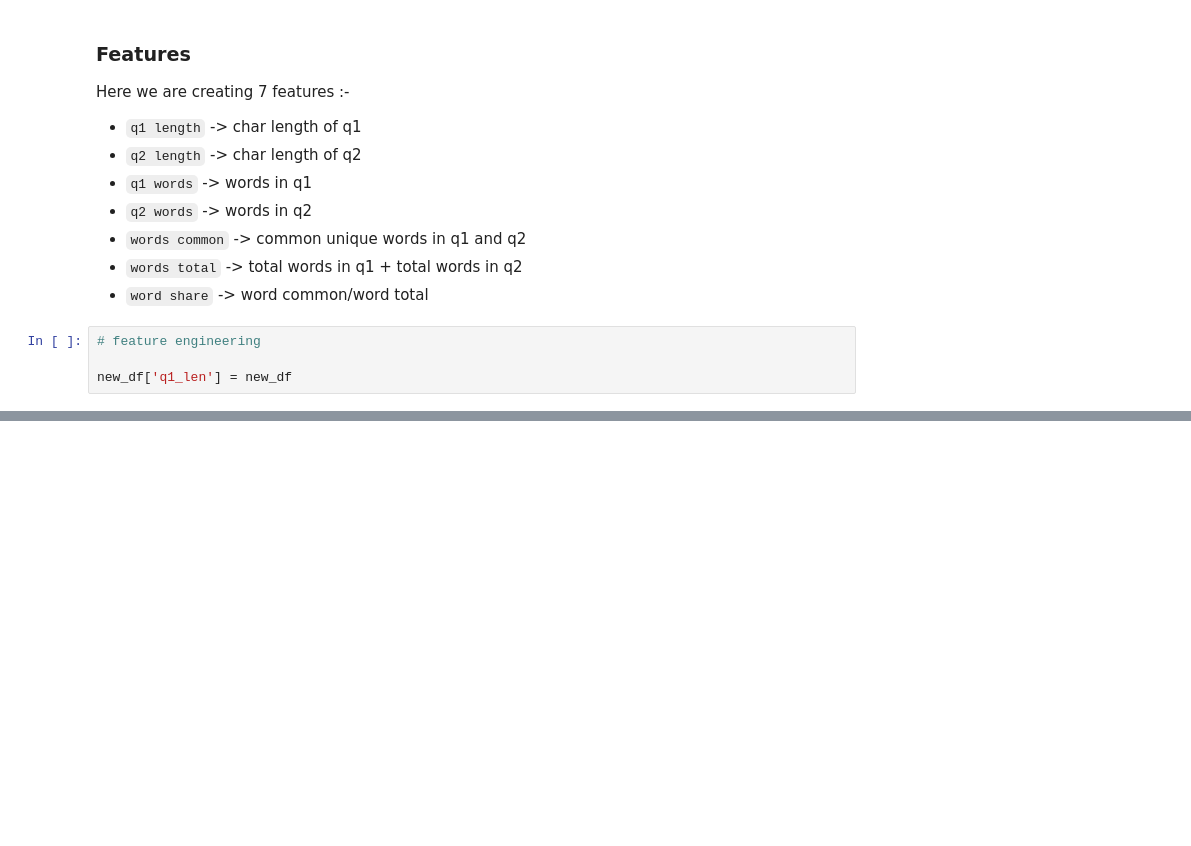
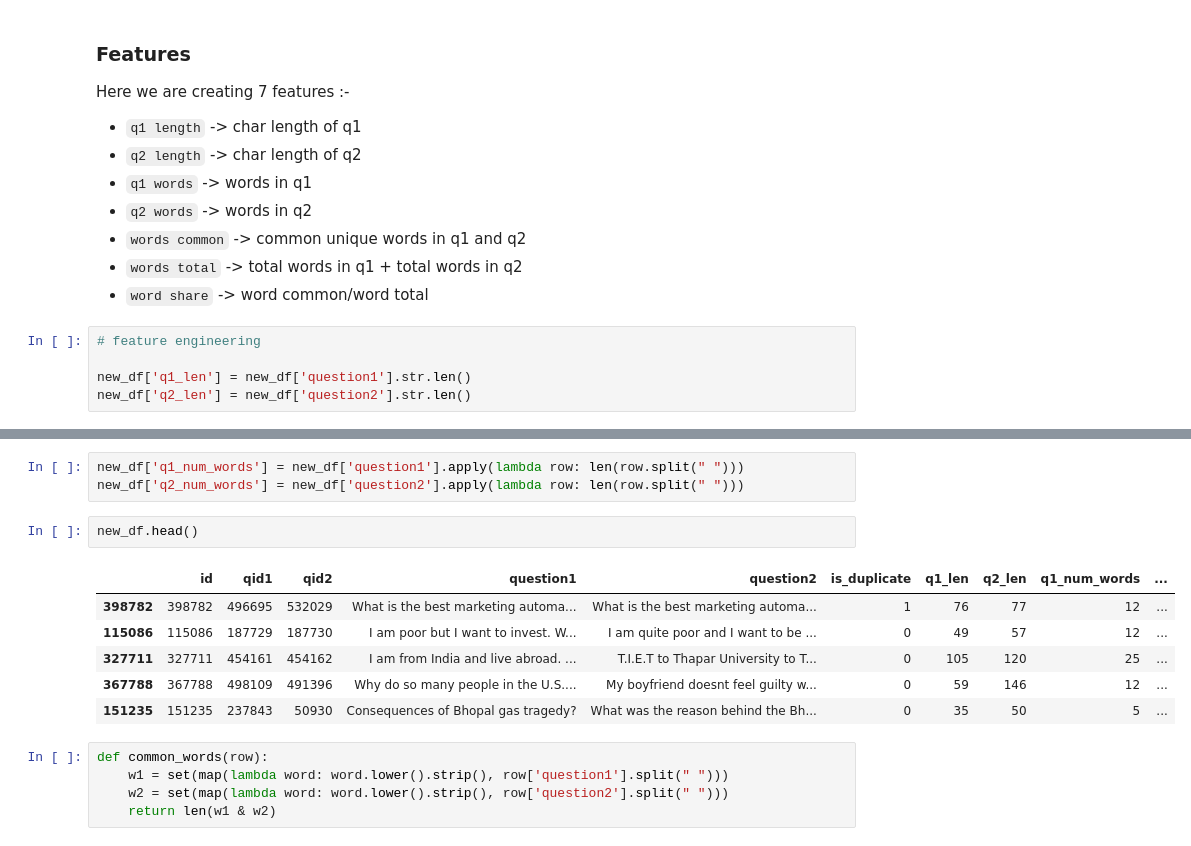
Before and after one commit to chetan655/duplicate_questions, a Jupyter notebook: code.ipynb, the cells around one changed output, grey strips where cells are left out. Drawn from its saved outputs; the diff is of its cells as text; blank space fills up the shorter version.

```diff
--- a/code.ipynb
+++ b/code.ipynb
@@ -278,4 +278,5 @@ Here we are creating 7 features :- <br>
 # %%
 # feature engineering
 
-new_df['q1_len'] = new_df
+new_df['q1_len'] = new_df['question1'].str.len()
+new_df['q2_len'] = new_df['question2'].str.len()
@@ -283,0 +292,17 @@ new_df['q1_len'] = new_df
+# %%
+new_df['q1_num_words'] = new_df['question1'].apply(lambda row: len(row.split(" ")))
+new_df['q2_num_words'] = new_df['question2'].apply(lambda row: len(row.split(" ")))
+# %%
+new_df.head()
+# %% [output]
+|  | id | qid1 | qid2 | question1 | question2 | is_duplicate | q1_len | q2_len | q1_num_words | ... |
+| 398782 | 398782 | 496695 | 532029 | What is the best marketing automa... | What is the best marketing automa... | 1 | 76 | 77 | 12 | ... |
+| 115086 | 115086 | 187729 | 187730 | I am poor but I want to invest. W... | I am quite poor and I want to be ... | 0 | 49 | 57 | 12 | ... |
+| 327711 | 327711 | 454161 | 454162 | I am from India and live abroad. ... | T.I.E.T to Thapar University to T... | 0 | 105 | 120 | 25 | ... |
+| 367788 | 367788 | 498109 | 491396 | Why do so many people in the U.S.... | My boyfriend doesnt feel guilty w... | 0 | 59 | 146 | 12 | ... |
+| 151235 | 151235 | 237843 | 50930 | Consequences of Bhopal gas tragedy? | What was the reason behind the Bh... | 0 | 35 | 50 | 5 | ... |
+# %%
+def common_words(row):
+    w1 = set(map(lambda word: word.lower().strip(), row['question1'].split(" ")))
+    w2 = set(map(lambda word: word.lower().strip(), row['question2'].split(" ")))
+    return len(w1 & w2)
```
Also changed, not shown: parts of 24 cells of this notebook.
